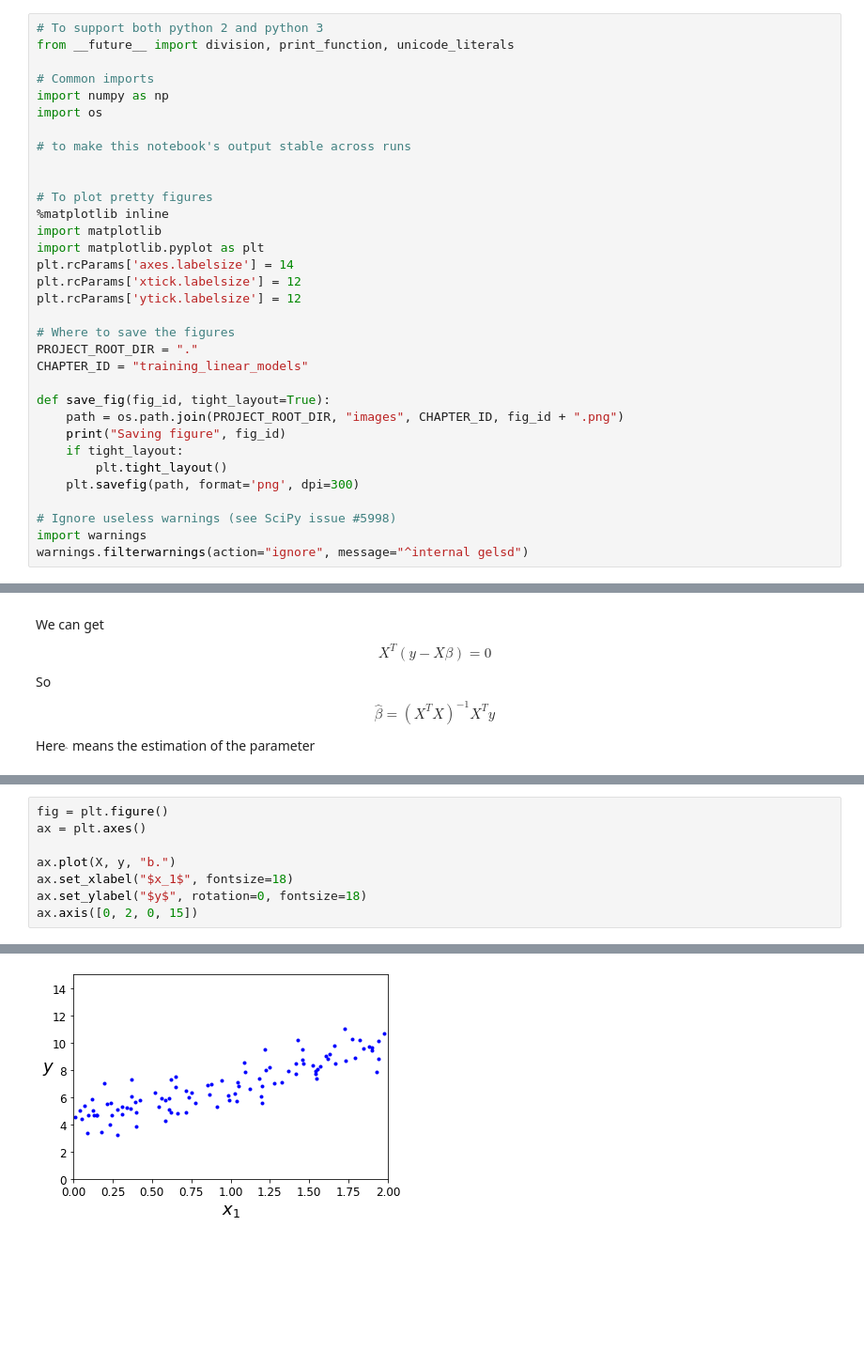
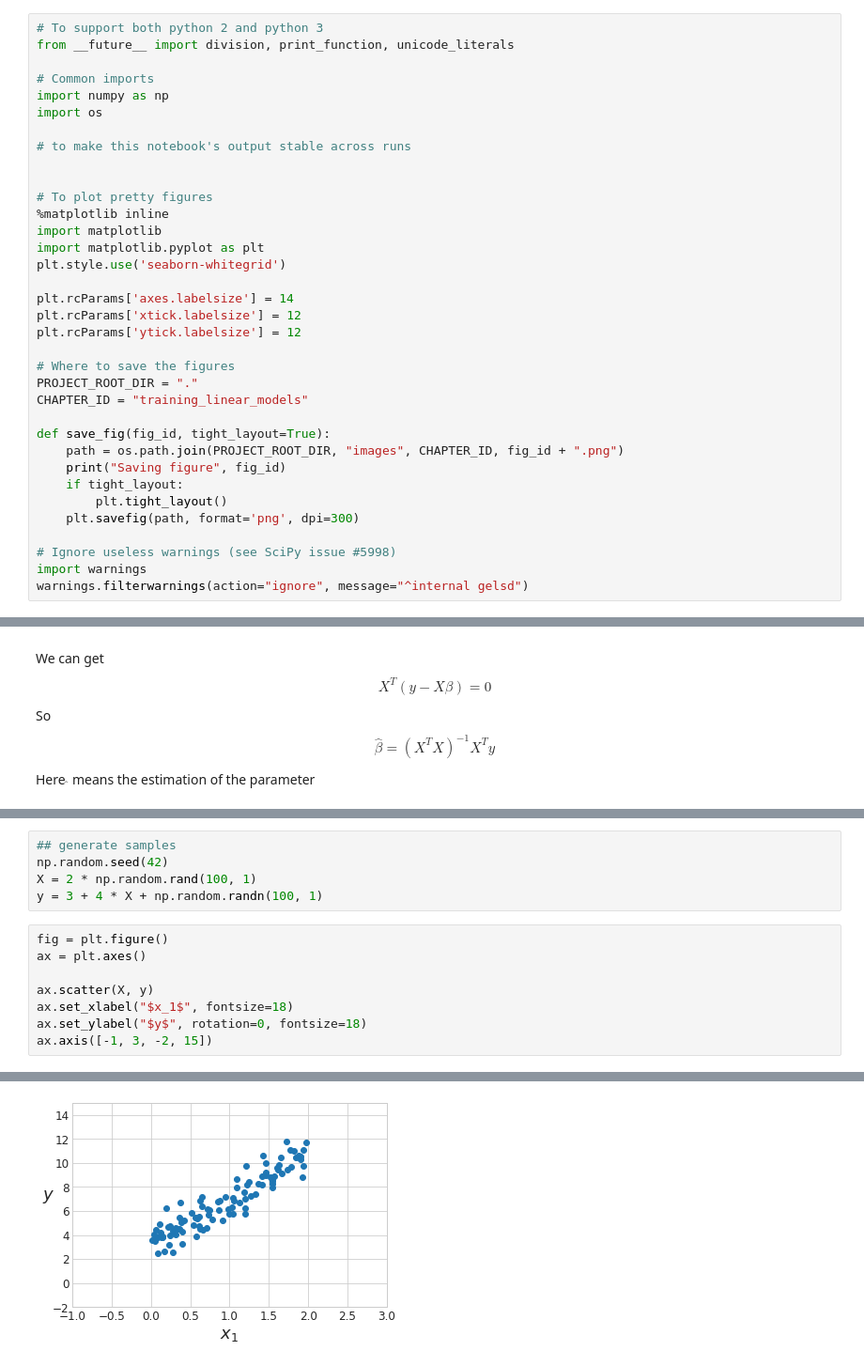
Before and after one commit to wrk1231/DataAnalysis-ML, a Jupyter notebook: Linear Model.ipynb, the cells around one changed output, grey strips where cells are left out. Shown at 94% size. Cells and saved outputs as stored; diff of their text form; blank space fills up the shorter version.

```diff
--- a/Linear Model.ipynb
+++ b/Linear Model.ipynb
@@ -23,6 +23,8 @@ import os
 %matplotlib inline
 import matplotlib
 import matplotlib.pyplot as plt
+plt.style.use('seaborn-whitegrid')
+
 plt.rcParams['axes.labelsize'] = 14
 plt.rcParams['xtick.labelsize'] = 12
 plt.rcParams['ytick.labelsize'] = 12
@@ -94,9 +100,14 @@ Here $\hat{}$ means the estimation of the parameter
+# %%
+## generate samples
+np.random.seed(42)
+X = 2 * np.random.rand(100, 1)
+y = 3 + 4 * X + np.random.randn(100, 1)
 # %%
 fig = plt.figure()
 ax = plt.axes()
 
-ax.plot(X, y, "b.")
+ax.scatter(X, y)
 ax.set_xlabel("$x_1$", fontsize=18)
 ax.set_ylabel("$y$", rotation=0, fontsize=18)
-ax.axis([0, 2, 0, 15])
+ax.axis([-1, 3, -2, 15])
 # %% [output]
@@ -104 +115 @@ ax.axis([0, 2, 0, 15])
-[figure, old version]
+[figure, new version]
```
Also changed, not shown: parts of 17 cells of this notebook.
